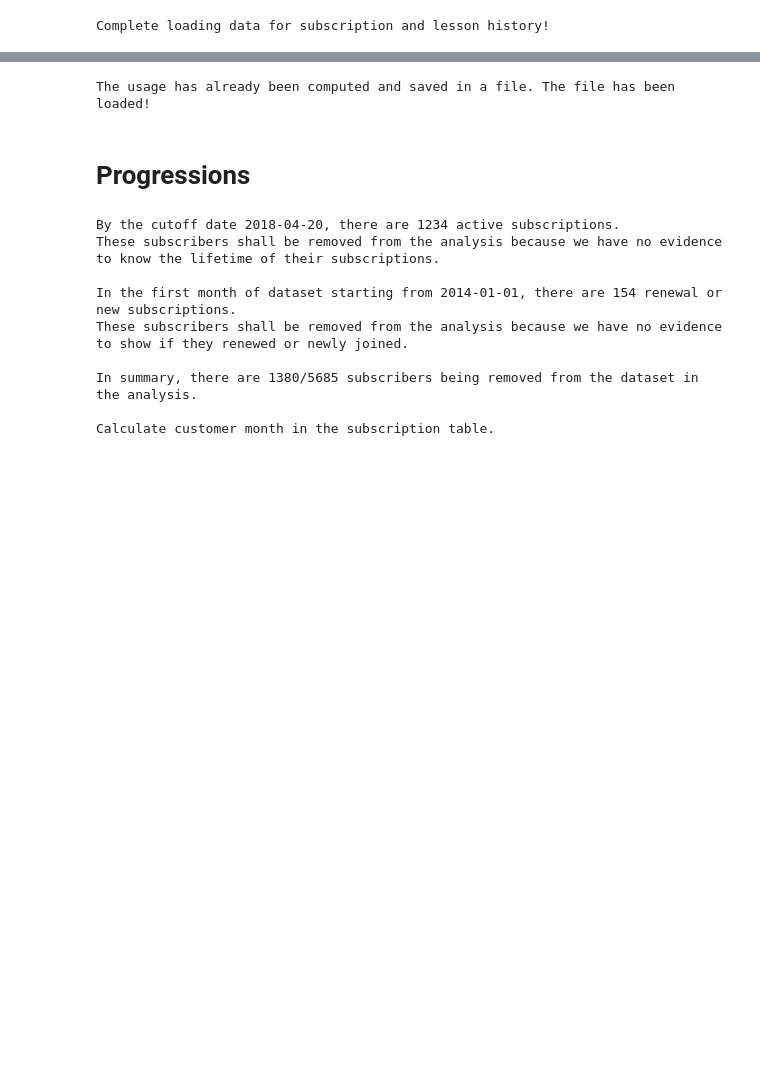
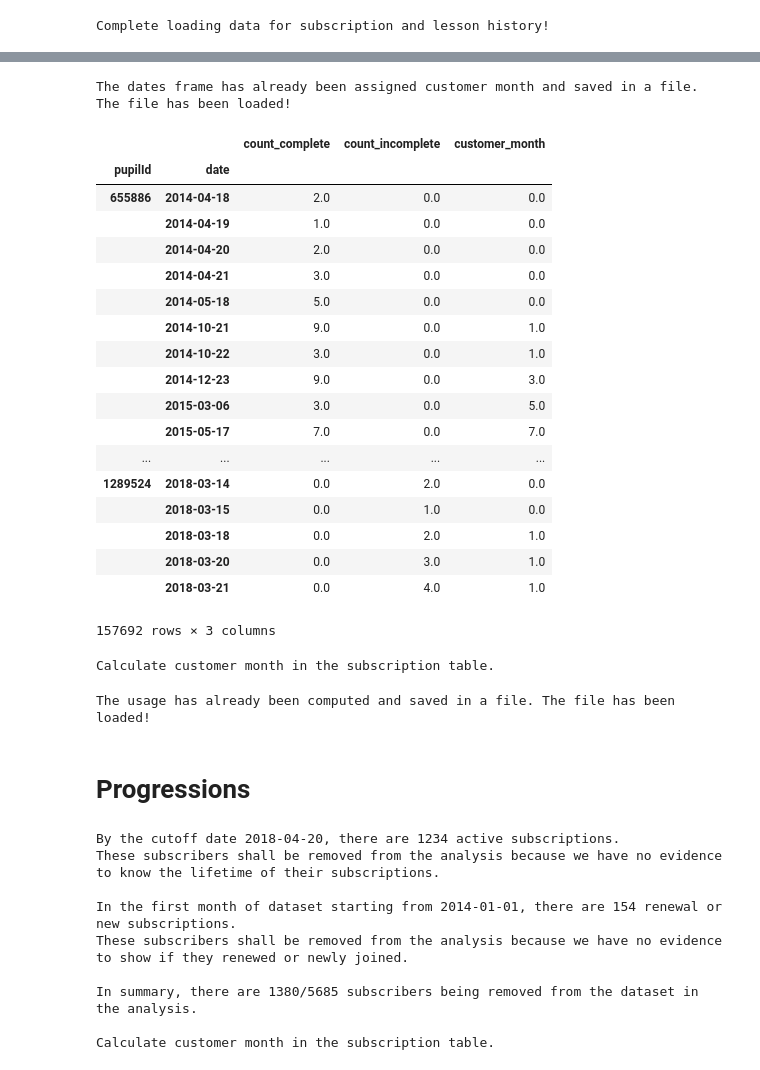
Before and after one commit to vicaws/Whizz, a Jupyter notebook: Code/Churn/Churn/NB_FeatureEngineering.ipynb, the cells around one changed output, grey strips where cells are left out. Drawn from its saved outputs; the diff is of its cells as text; code cells hidden in the pictures; blank space fills up the shorter version.

Commit message:
fix bug in the assign_customer_month function for dates frame

```diff
--- a/Code/Churn/Churn/NB_FeatureEngineering.ipynb
+++ b/Code/Churn/Churn/NB_FeatureEngineering.ipynb
@@ -40,0 +43,24 @@ Calculate customer month in the subscription table.
+# %%
+df_datesFrame = utility.df.load_dates_frame(cfg)
+df_datesFrame
+# %% [output]
+The dates frame has already been assigned customer month and saved in a file. The file has been loaded!
+|  |  | count_complete | count_incomplete | customer_month |
+| pupilId | date |  |  |  |
+| 655886 | 2014-04-18 | 2.0 | 0.0 | 0.0 |
+|  | 2014-04-19 | 1.0 | 0.0 | 0.0 |
+|  | 2014-04-20 | 2.0 | 0.0 | 0.0 |
+|  | 2014-04-21 | 3.0 | 0.0 | 0.0 |
+|  | 2014-05-18 | 5.0 | 0.0 | 0.0 |
+|  | 2014-10-21 | 9.0 | 0.0 | 1.0 |
+|  | 2014-10-22 | 3.0 | 0.0 | 1.0 |
+|  | 2014-12-23 | 9.0 | 0.0 | 3.0 |
+|  | 2015-03-06 | 3.0 | 0.0 | 5.0 |
+|  | 2015-05-17 | 7.0 | 0.0 | 7.0 |
+| ... | ... | ... | ... | ... |
+| 1289524 | 2018-03-14 | 0.0 | 2.0 | 0.0 |
+|  | 2018-03-15 | 0.0 | 1.0 | 0.0 |
+|  | 2018-03-18 | 0.0 | 2.0 | 1.0 |
+|  | 2018-03-20 | 0.0 | 3.0 | 1.0 |
+|  | 2018-03-21 | 0.0 | 4.0 | 1.0 |
+157692 rows × 3 columns
@@ -41 +86,5 @@ Calculate customer month in the subscription table.
+# %%
+df_subspt1 = utility.df.compute_customer_month(df_subspt1, cfg)
+# %% [output]
+Calculate customer month in the subscription table.
 # %%
```
Also changed, not shown: parts of 6 cells of this notebook, 6 other files.
